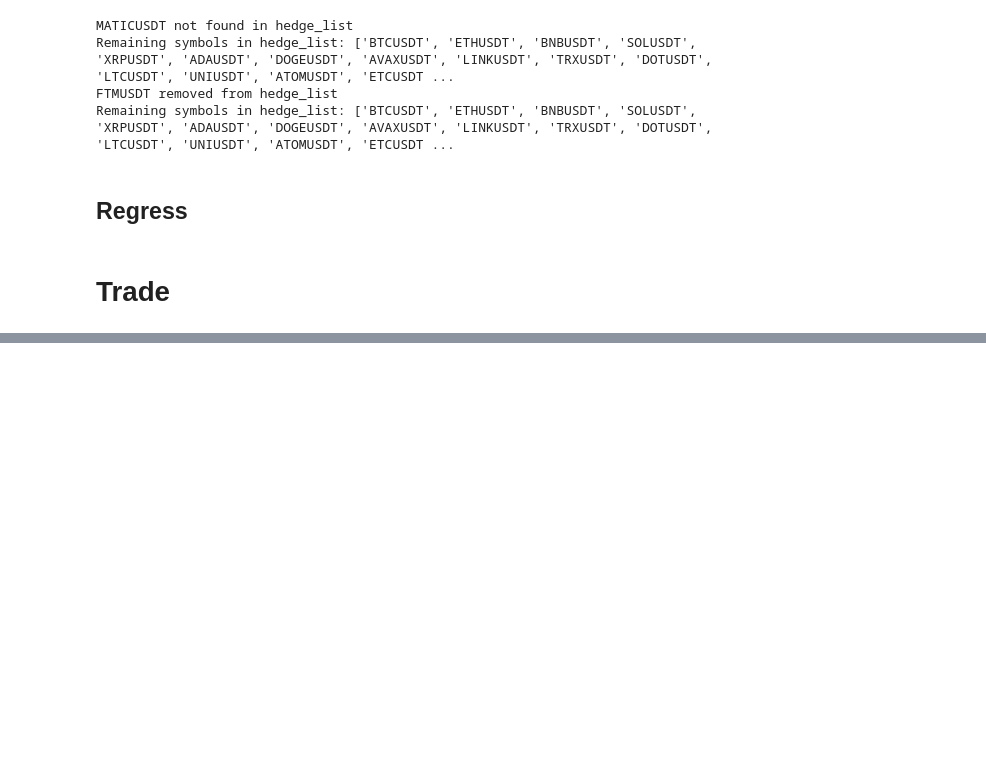
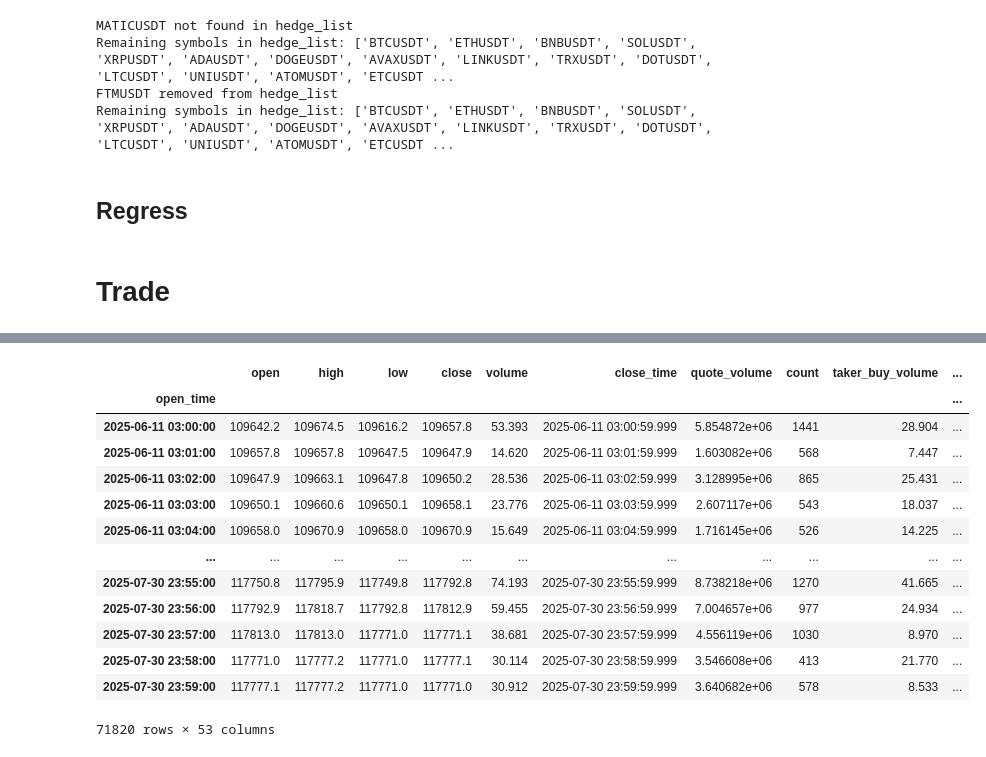
Before and after one commit to RockyLiii/Quant-on-Crypto, a Jupyter notebook: strategies/mmpair-strategy/research_baseline.ipynb, the cells around one changed output, grey strips where cells are left out. Drawn from its saved outputs; the diff is of its cells as text; code cells hidden in the pictures; blank space fills up the shorter version.

```diff
--- a/strategies/mmpair-strategy/research_baseline.ipynb
+++ b/strategies/mmpair-strategy/research_baseline.ipynb
@@ -95,9 +85,3 @@ BULLET_SIZE = 50
-# %%
-amihud_window = BACK_WINDOW
-for symbol, df in hedge_list.items():
-    df["close_x_volume"] = df["close"] * df["volume"]
-    df["Amihud"] = df["close_x_volume"].diff().abs()/df["close_x_volume"].rolling(window=amihud_window).mean()
-    df.dropna(inplace=True)
 # %% [markdown]
 ## Split
 # %%
@@ -124,7 +108,9 @@ Remaining symbols in hedge_list: ['BTCUSDT', 'ETHUSDT', 'BNBUSDT', 'SOLUSDT', 'X
 FTMUSDT removed from hedge_list
 Remaining symbols in hedge_list: ['BTCUSDT', 'ETHUSDT', 'BNBUSDT', 'SOLUSDT', 'XRPUSDT', 'ADAUSDT', 'DOGEUSDT', 'AVAXUSDT', 'LINKUSDT', 'TRXUSDT', 'DOTUSDT', 'LTCUSDT', 'UNIUSDT', 'ATOMUSDT', 'ETCUSDT ...
 # %%
-split_date = datetime(2025, 9, 1)
+coin_list = list(hedge_list.keys())
+
+split_date = datetime(2025, 7, 31)
 
 train_list = {}
 test_list = {}
@@ -132,14 +118,11 @@ test_list = {}
 for symbol, df in hedge_list.items():
     train_list[symbol] = df[df.index < split_date]
     test_list[symbol] = df[df.index >= split_date]
+
+# # release memory
+# hedge_list = None
 # %%
-data_list = test_list
-common_index = None
-for symbol, df in data_list.items():
-    if common_index is None:
-        common_index = df.index
-    else:
-        common_index = common_index.intersection(df.index)
+data_list = train_list
 # %% [markdown]
 ## Regress
 # %%
@@ -177,8 +160,8 @@ sc = None
 sam = 0
 dif = 0
 # %%
-windows = [1, 4, 16, 64, 256]
+windows = [0.25, 0.5 , 1, 4, 16, 64, 256]
 for i in range(len(windows)):
-    windows[i]*= BACK_WINDOW
+    windows[i] = int(BACK_WINDOW*windows[i])
 windows
 # %% [output]
@@ -288,0 +355,17 @@ temp_scores
+# %%
+data_list['BTCUSDT']
+# %% [output]
+|  | open | high | low | close | volume | close_time | quote_volume | count | taker_buy_volume | ... |
+| open_time |  |  |  |  |  |  |  |  |  | ... |
+| 2025-06-11 03:00:00 | 109642.2 | 109674.5 | 109616.2 | 109657.8 | 53.393 | 2025-06-11 03:00:59.999 | 5.854872e+06 | 1441 | 28.904 | ... |
+| 2025-06-11 03:01:00 | 109657.8 | 109657.8 | 109647.5 | 109647.9 | 14.620 | 2025-06-11 03:01:59.999 | 1.603082e+06 | 568 | 7.447 | ... |
+| 2025-06-11 03:02:00 | 109647.9 | 109663.1 | 109647.8 | 109650.2 | 28.536 | 2025-06-11 03:02:59.999 | 3.128995e+06 | 865 | 25.431 | ... |
+| 2025-06-11 03:03:00 | 109650.1 | 109660.6 | 109650.1 | 109658.1 | 23.776 | 2025-06-11 03:03:59.999 | 2.607117e+06 | 543 | 18.037 | ... |
+| 2025-06-11 03:04:00 | 109658.0 | 109670.9 | 109658.0 | 109670.9 | 15.649 | 2025-06-11 03:04:59.999 | 1.716145e+06 | 526 | 14.225 | ... |
+| ... | ... | ... | ... | ... | ... | ... | ... | ... | ... | ... |
+| 2025-07-30 23:55:00 | 117750.8 | 117795.9 | 117749.8 | 117792.8 | 74.193 | 2025-07-30 23:55:59.999 | 8.738218e+06 | 1270 | 41.665 | ... |
+| 2025-07-30 23:56:00 | 117792.9 | 117818.7 | 117792.8 | 117812.9 | 59.455 | 2025-07-30 23:56:59.999 | 7.004657e+06 | 977 | 24.934 | ... |
+| 2025-07-30 23:57:00 | 117813.0 | 117813.0 | 117771.0 | 117771.1 | 38.681 | 2025-07-30 23:57:59.999 | 4.556119e+06 | 1030 | 8.970 | ... |
+| 2025-07-30 23:58:00 | 117771.0 | 117777.2 | 117771.0 | 117777.1 | 30.114 | 2025-07-30 23:58:59.999 | 3.546608e+06 | 413 | 21.770 | ... |
+| 2025-07-30 23:59:00 | 117777.1 | 117777.2 | 117771.0 | 117771.0 | 30.912 | 2025-07-30 23:59:59.999 | 3.640682e+06 | 578 | 8.533 | ... |
+71820 rows × 53 columns
```
Also changed, not shown: parts of 59 cells of this notebook, 39 other files.
